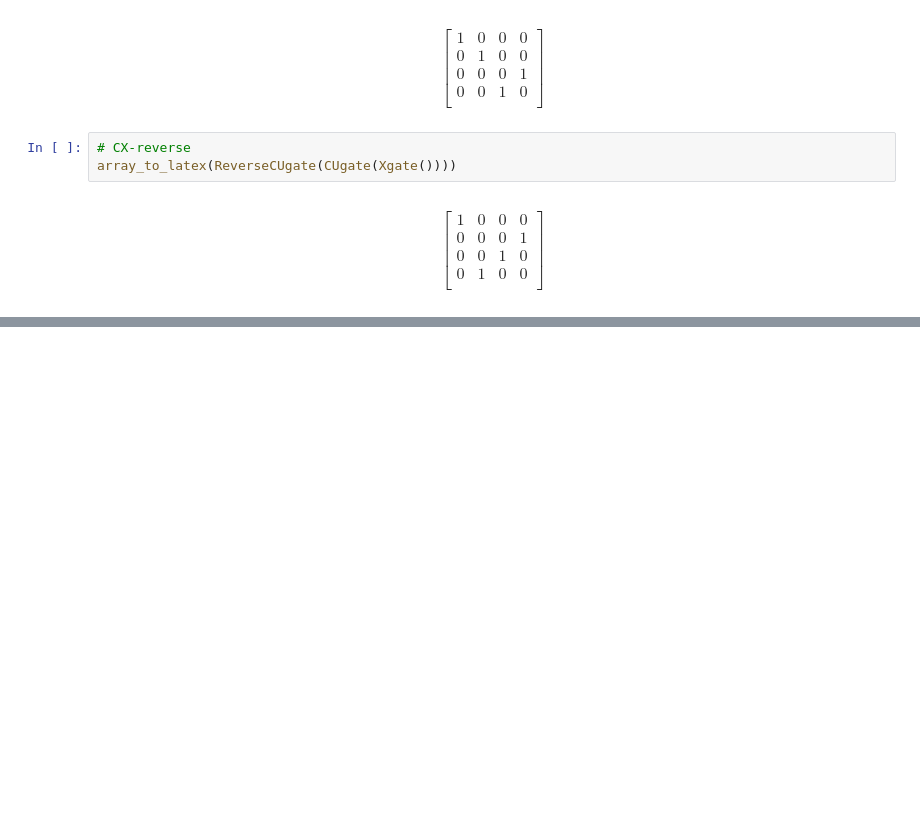
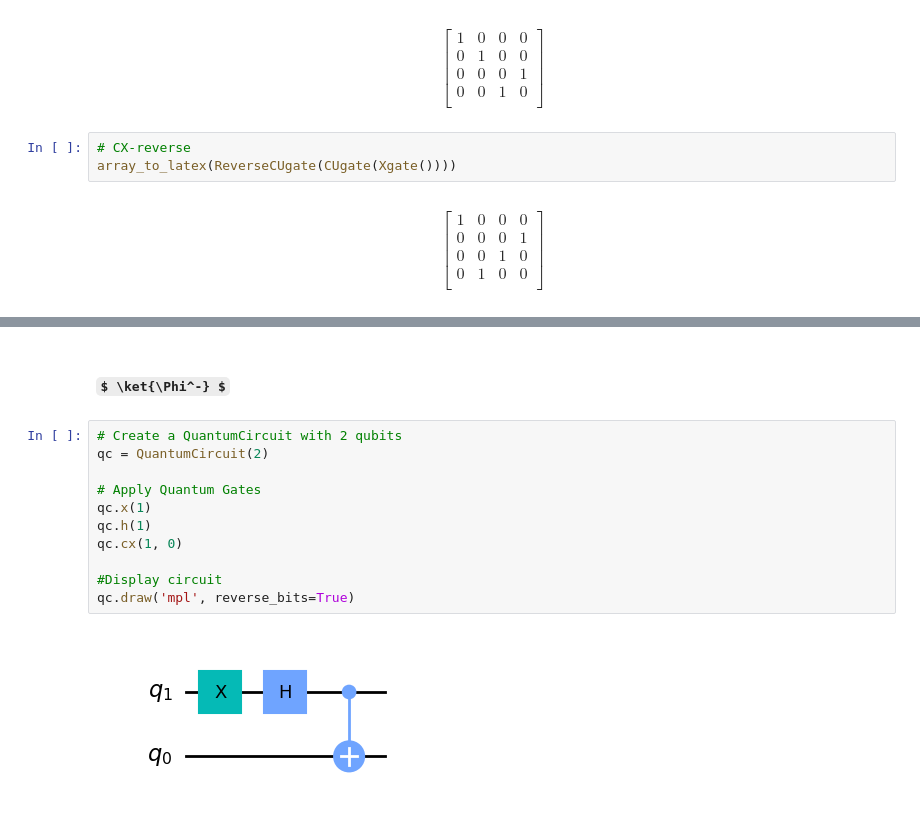
Before and after one commit to hcloenne/quantum-machine-learning, a Jupyter notebook: Notebooks/QuantumGates.ipynb, the cells around one changed output, grey strips where cells are left out. Saved outputs shown, nothing was run; the diff lists cells and outputs as text; some formulas as TeX source; blank space fills up the shorter version.

```diff
--- a/Notebooks/QuantumGates.ipynb
+++ b/Notebooks/QuantumGates.ipynb
@@ -341,0 +386,15 @@ $ \ket{\Psi^-} := \frac{1}{\sqrt 2} (\ket{01} - \ket{10}) $
+# %% [markdown]
+## $ \ket{\Phi^-} $
+# %%
+# Create a QuantumCircuit with 2 qubits
+qc = QuantumCircuit(2)
+
+# Apply Quantum Gates
+qc.x(1)
+qc.h(1)
+qc.cx(1, 0)
+
+#Display circuit
+qc.draw('mpl', reverse_bits=True)
+# %% [output]
+[figure, added]
```
Also changed, not shown: parts of 12 cells of this notebook.
